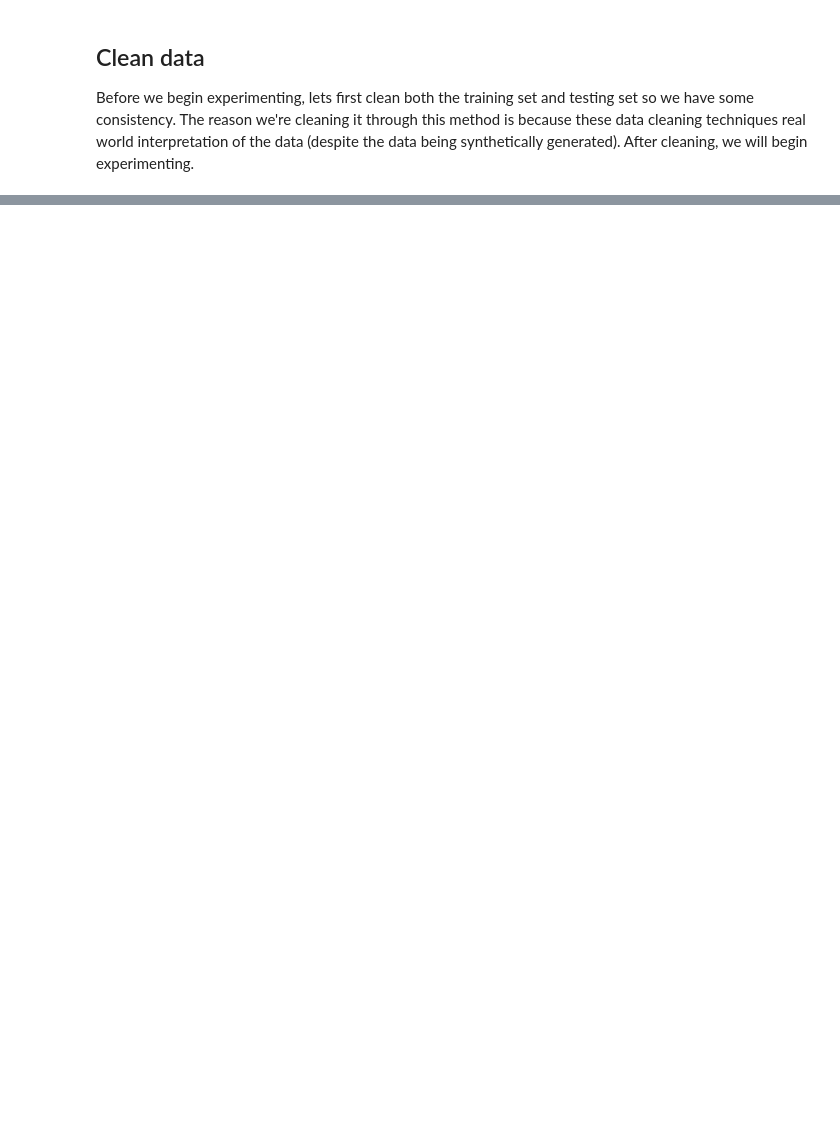
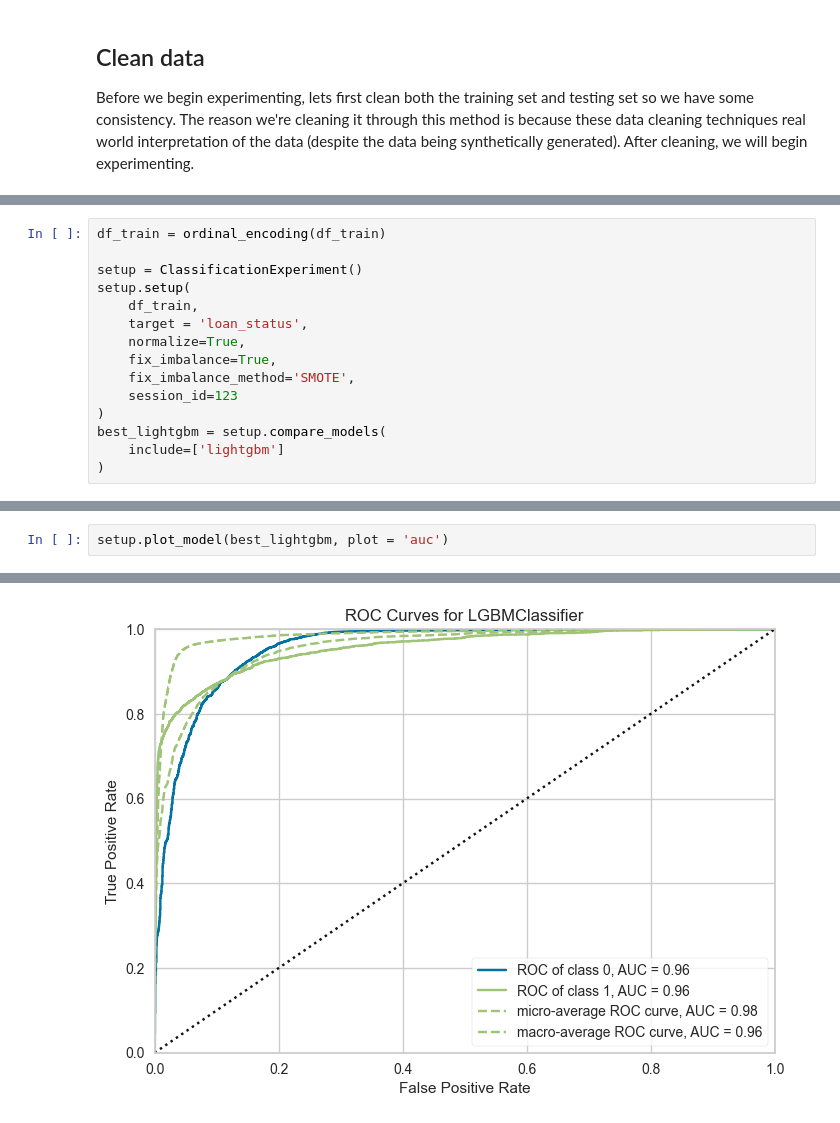
Before and after one commit to AnaqiAmir/Loan-Approval-Prediction, a Jupyter notebook: experiments.ipynb, the cells around one changed output, grey strips where cells are left out. Cells and saved outputs as stored; diff of their text form; blank space fills up the shorter version.

Commit message:
feat: complete experiments

```diff
--- a/experiments.ipynb
+++ b/experiments.ipynb
@@ -236,0 +1061,15 @@ Index(['person_age', 'person_income', 'person_home_ownership_MORTGAGE',
+# %%
+df_train = ordinal_encoding(df_train)
+
+setup = ClassificationExperiment()
+setup.setup(
+    df_train,
+    target = 'loan_status',
+    normalize=True,
+    fix_imbalance=True,
+    fix_imbalance_method='SMOTE',
+    session_id=123
+)
+best_lightgbm = setup.compare_models(
+    include=['lightgbm']
+)
@@ -236,0 +1107,3 @@ Index(['person_age', 'person_income', 'person_home_ownership_MORTGAGE',
+# %%
+setup.plot_model(best_lightgbm, plot = 'auc')
+# %% [output]
@@ -236,0 +1111 @@ Index(['person_age', 'person_income', 'person_home_ownership_MORTGAGE',
+[figure, added]
```
Also changed, not shown: parts of 51 cells of this notebook.
